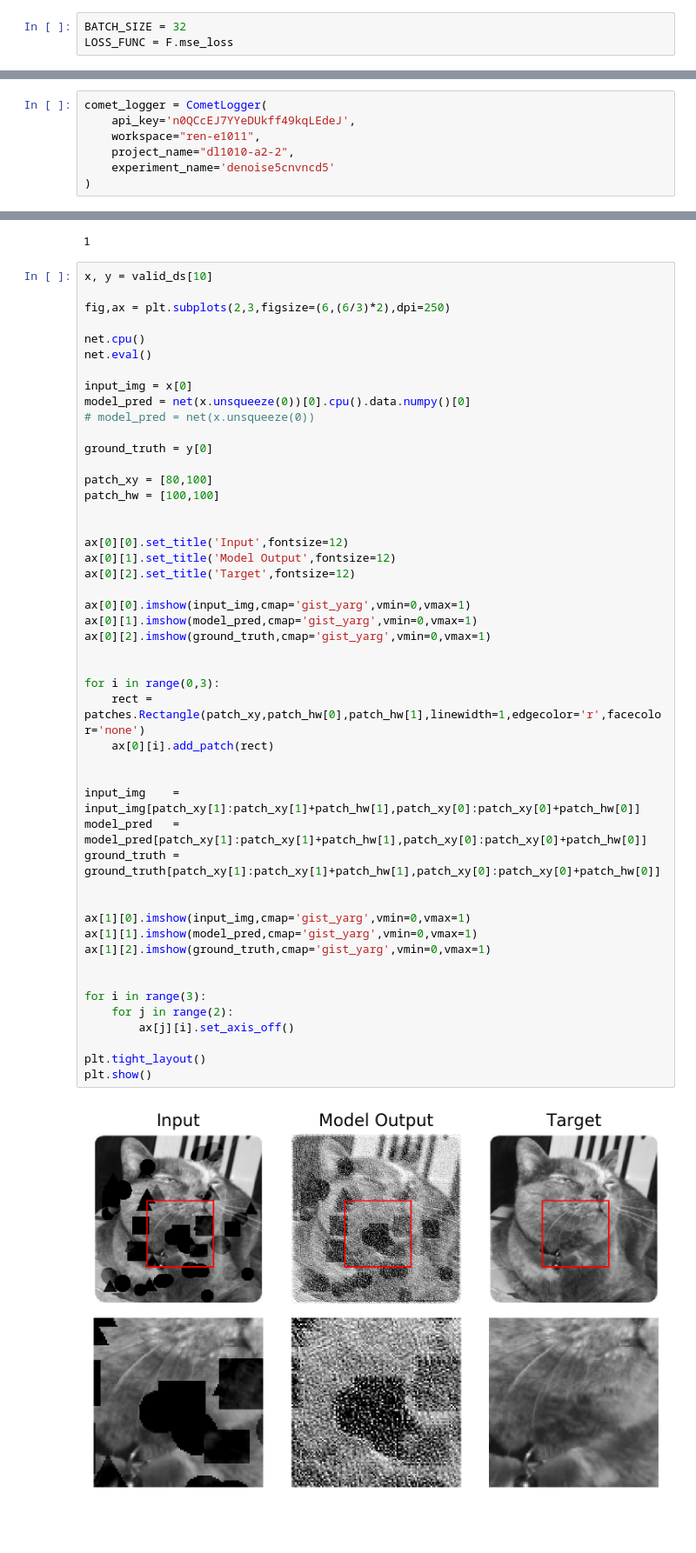
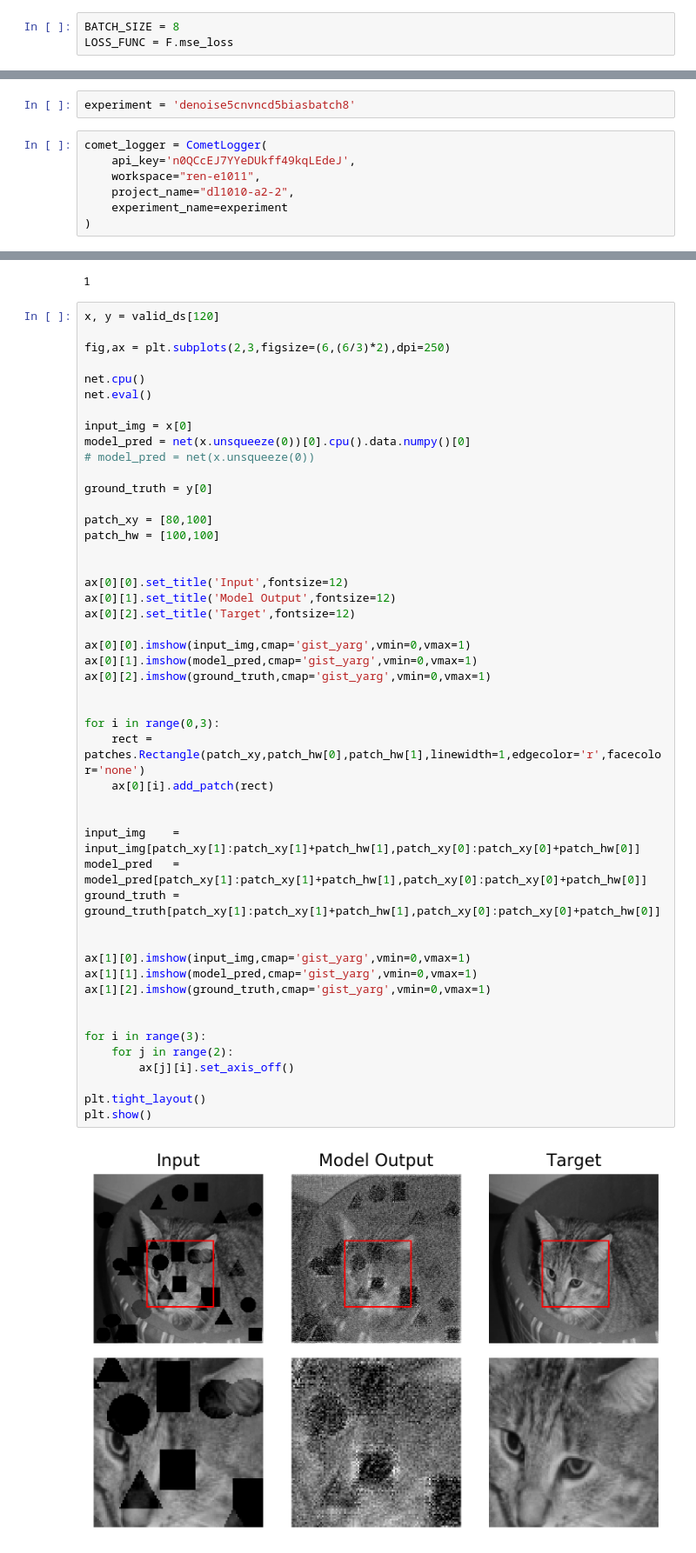
Before and after one commit to ren-e1011/DL0101, a Jupyter notebook: Tutorial4/Renee_HW2_part_2_denoise-cats.ipynb, the cells around one changed output, grey strips where cells are left out. Shown at 87% size. Cells and saved outputs as stored; diff of their text form; blank space fills up the shorter version.

```diff
--- a/Tutorial4/Renee_HW2_part_2_denoise-cats.ipynb
+++ b/Tutorial4/Renee_HW2_part_2_denoise-cats.ipynb
@@ -122,7 +122,7 @@ conv_layer(batch_of_one).shape
 # %% [output]
 torch.Size([1, 512, 256, 256])
 # %%
-BATCH_SIZE = 32
+BATCH_SIZE = 8
 LOSS_FUNC = F.mse_loss
 # %%
 # class ImageClassifier(nn.Module):
@@ -251,9 +215,11 @@ CUDA_VISIBLE_DEVICES: [0]
+# %%
+experiment = 'denoise5cnvncd5biasbatch8'
 # %%
 comet_logger = CometLogger(
     api_key='n0QCcEJ7YYeDUkff49kqLEdeJ',
     workspace="ren-e1011",
     project_name="dl1010-a2-2",
-    experiment_name='denoise5cnvncd5'
+    experiment_name=experiment
 )
 # %% [output]
 CometLogger will be initialized in online mode
@@ -302,7 +268,7 @@ COMET INFO: ---------------------------
 COMET INFO: Uploading stats to Comet before program termination (may take several seconds)
 1
 # %%
-x, y = valid_ds[10]
+x, y = valid_ds[120]
 
 fig,ax = plt.subplots(2,3,figsize=(6,(6/3)*2),dpi=250)
 
@@ -323,31 +289,31 @@ ax[0][0].set_title('Input',fontsize=12)
 ax[0][1].set_title('Model Output',fontsize=12)
 ax[0][2].set_title('Target',fontsize=12)
 
 ax[0][0].imshow(input_img,cmap='gist_yarg',vmin=0,vmax=1)
 ax[0][1].imshow(model_pred,cmap='gist_yarg',vmin=0,vmax=1)
 ax[0][2].imshow(ground_truth,cmap='gist_yarg',vmin=0,vmax=1)
 
 
 for i in range(0,3):
     rect = patches.Rectangle(patch_xy,patch_hw[0],patch_hw[1],linewidth=1,edgecolor='r',facecolor='none')
     ax[0][i].add_patch(rect)
 
 
 input_img    = input_img[patch_xy[1]:patch_xy[1]+patch_hw[1],patch_xy[0]:patch_xy[0]+patch_hw[0]]
 model_pred   = model_pred[patch_xy[1]:patch_xy[1]+patch_hw[1],patch_xy[0]:patch_xy[0]+patch_hw[0]]
 ground_truth = ground_truth[patch_xy[1]:patch_xy[1]+patch_hw[1],patch_xy[0]:patch_xy[0]+patch_hw[0]]
 
 
 ax[1][0].imshow(input_img,cmap='gist_yarg',vmin=0,vmax=1)
 ax[1][1].imshow(model_pred,cmap='gist_yarg',vmin=0,vmax=1)
 ax[1][2].imshow(ground_truth,cmap='gist_yarg',vmin=0,vmax=1)
 
 
 for i in range(3):
     for j in range(2):
         ax[j][i].set_axis_off()
 
 plt.tight_layout()
 plt.show()
 # %% [output]
-[figure, old version]
+[figure, new version]
```
Also changed, not shown: parts of 4 cells of this notebook.
